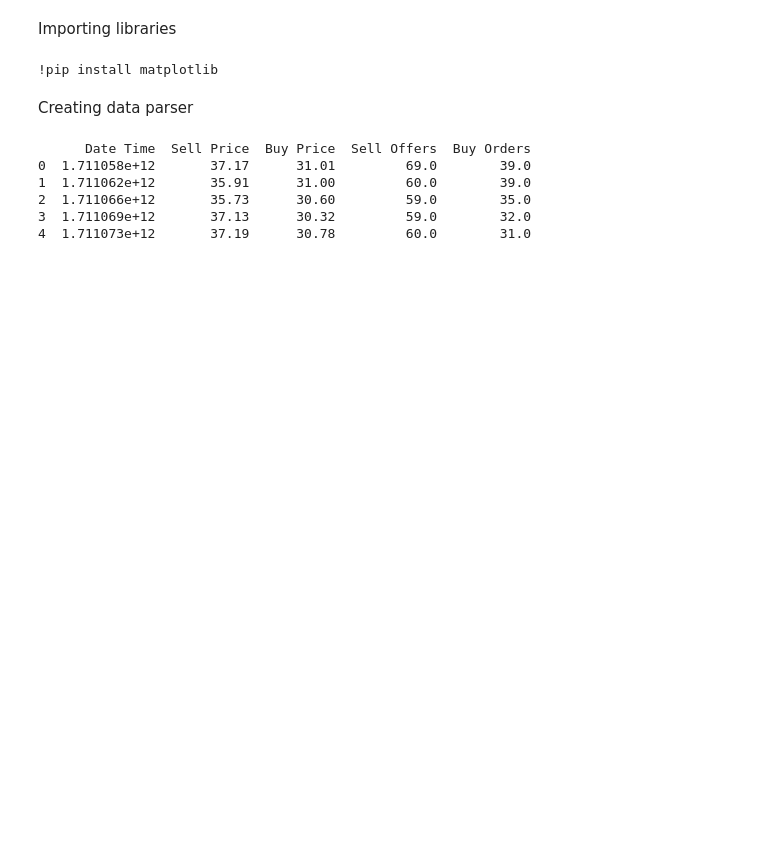
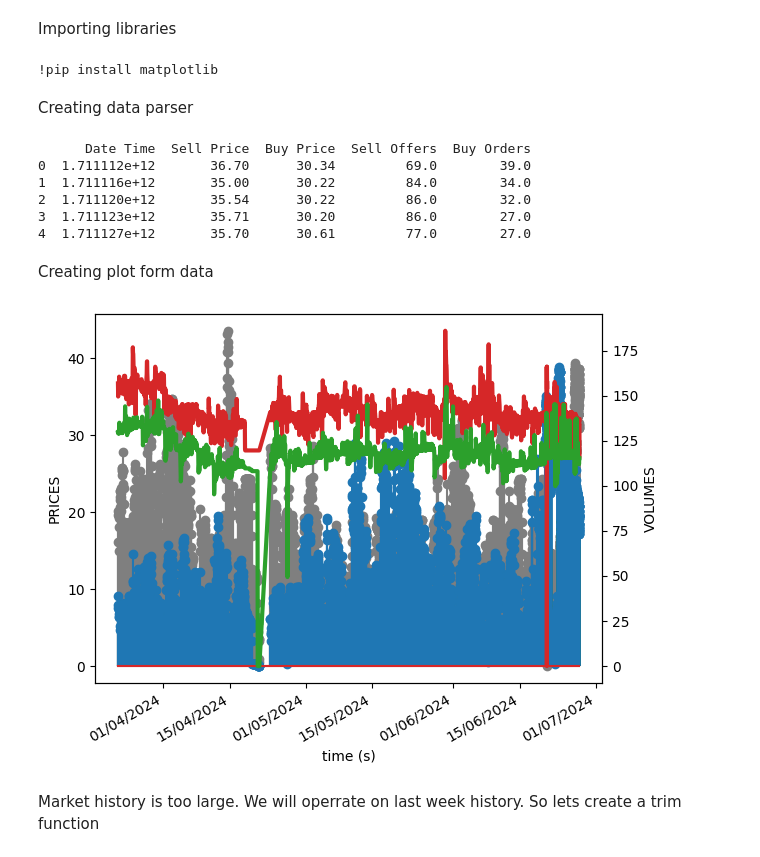
Before and after one commit to galezzza/Neural-Networks---Crossout-Price-Prediction, a Jupyter notebook: main.ipynb, the cells around one changed output. Cells and saved outputs as stored; diff of their text form; code cells hidden in the pictures; blank space fills up the shorter version.

Commit message:
added plots and week-trim

```diff
--- a/main.ipynb
+++ b/main.ipynb
@@ -56,12 +56,64 @@ def convertOneItemDataToDataframeFromJson(jsonData):
     df = pd.DataFrame(numpyArrayData, columns=["Date Time", "Sell Price", "Buy Price", "Sell Offers", "Buy Orders"])
     return df
 # %%
-df = convertOneItemDataToDataframeFromJson(JSONdataOfItemWithID_68)
-print(df.head())
+data_df = convertOneItemDataToDataframeFromJson(JSONdataOfItemWithID_68)
+print(data_df.head())
 # %% [output]
       Date Time  Sell Price  Buy Price  Sell Offers  Buy Orders
-0  1.711058e+12       37.17      31.01         69.0        39.0
-1  1.711062e+12       35.91      31.00         60.0        39.0
-2  1.711066e+12       35.73      30.60         59.0        35.0
-3  1.711069e+12       37.13      30.32         59.0        32.0
-4  1.711073e+12       37.19      30.78         60.0        31.0
+0  1.711112e+12       36.70      30.34         69.0        39.0
+1  1.711116e+12       35.00      30.22         84.0        34.0
+2  1.711120e+12       35.54      30.22         86.0        32.0
+3  1.711123e+12       35.71      30.20         86.0        27.0
+4  1.711127e+12       35.70      30.61         77.0        27.0
+# %% [markdown]
+Creating plot form data
+# %%
+import matplotlib.dates as mdates
+
+def plotData(data: pd.core.frame.DataFrame):
+    dateTime = data["Date Time"]
+    sellPrice = data["Sell Price"]
+    buyPrice = data["Buy Price"]
+    sellOffers = data["Sell Offers"]
+    buyOrders = data["Buy Orders"]
+
+    def formatData(data):
+        floatData = data.apply(lambda x: float(x))
+        dataArray = floatData.to_numpy()
+        return dataArray
+
+    dateTime = pd.to_datetime(dateTime, unit='ms')
+    sellPrice = formatData(sellPrice)
+    buyPrice = formatData(buyPrice)
+    sellOffers = formatData(sellOffers)
+    buyOrders = formatData(buyOrders)
+
+    fig, ax1 = plt.subplots()
+
+    ax1.set_xlabel('time (s)')
+    ax1.set_ylabel('PRICES')
+    ax1.plot(dateTime, sellPrice, color='tab:red', linewidth=3)
+    ax1.plot(dateTime, buyPrice, color='tab:green', linewidth=3)
+    ax1.tick_params(axis='y')
+
+    ax2 = ax1.twinx()  # instantiate a second axes that shares the same x-axis
+    ax2.set_ylabel('VOLUMES')  # we already handled the x-label with ax1
+    ax2.stem(dateTime, sellOffers, linefmt='tab:grey')
+    ax2.stem(dateTime, buyOrders, linefmt='tab:blue')
+    ax2.tick_params(axis='y')
+
+    ax1.xaxis.set_major_formatter(mdates.DateFormatter('%d/%m/%Y'))
+    fig.autofmt_xdate()  # Rotation of date labels
+
+    ax1.set_zorder(2)
+    ax2.set_zorder(1)
+    ax1.patch.set_visible(False)
+
+    fig.tight_layout()  # otherwise the right y-label is slightly clipped
+    plt.show()
+
+plotData(data_df)
+# %% [output]
+[figure, added]
+# %% [markdown]
+Market history is too large. We will operrate on last week history. So lets create a trim function
```
Also changed, not shown: parts of 4 cells of this notebook.
